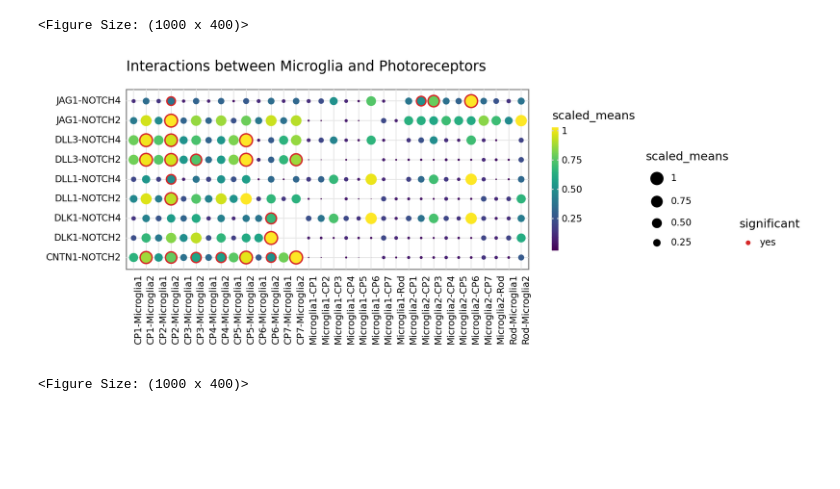
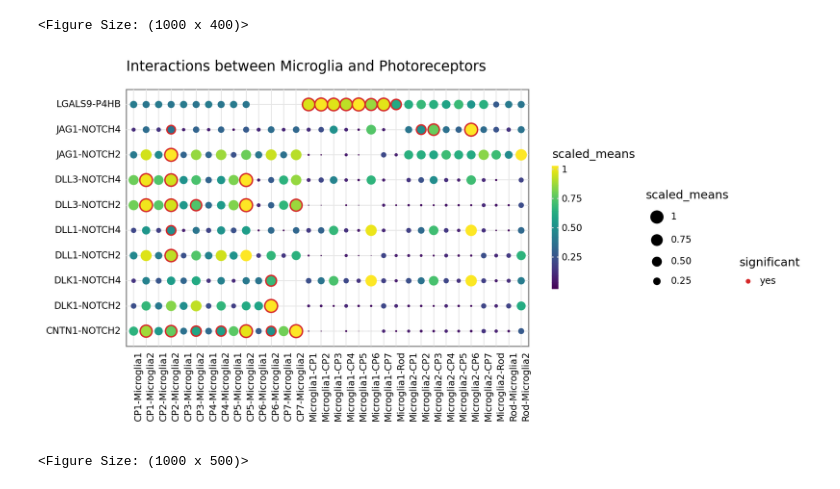
Before and after one commit to tuonglab/Charlotte, a Jupyter notebook: notebooks/medi7281_cpdb.ipynb, the cells around one changed output. Saved outputs shown, nothing was run; the diff lists cells and outputs as text; code cells hidden in the pictures; blank space fills up the shorter version.

```diff
--- a/notebooks/medi7281_cpdb.ipynb
+++ b/notebooks/medi7281_cpdb.ipynb
@@ -324,18 +306,18 @@ kpy.plot_cpdb(
 # %%
 kpy.plot_cpdb(
     adata = adata,
     cell_type1 = "Microglia1|Microglia2",
     cell_type2 = "Rod|CP1|CP2|CP3|CP4|CP5|CP6|CP7",
     means = means,
-    pvals = pvalues,
+    pvals = pvals,
     celltype_key = "leiden",
-    genes = ["NOTCH"],
-    figsize = (10,4),
+    genes = ["NOTCH", "LGAL"],
+    figsize = (10,5),
     title = "Interactions between Microglia and Photoreceptors ",
     max_size = 6,
     highlight_size = 0.75,
     standard_scale = True
 )
 # %% [output]
-[figure, old version]
+[figure, new version]
-<Figure Size: (1000 x 400)>
+<Figure Size: (1000 x 500)>
```
Also changed, not shown: parts of 3 cells of this notebook.
